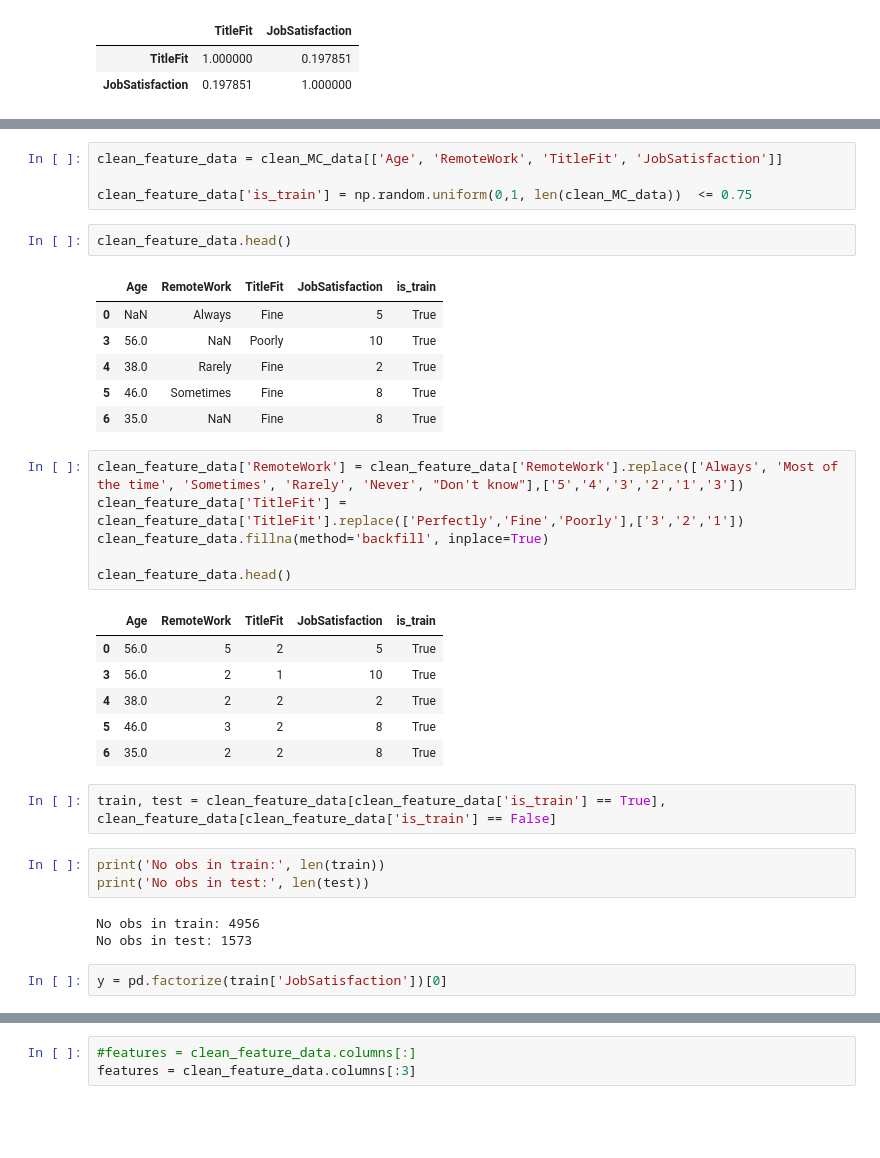
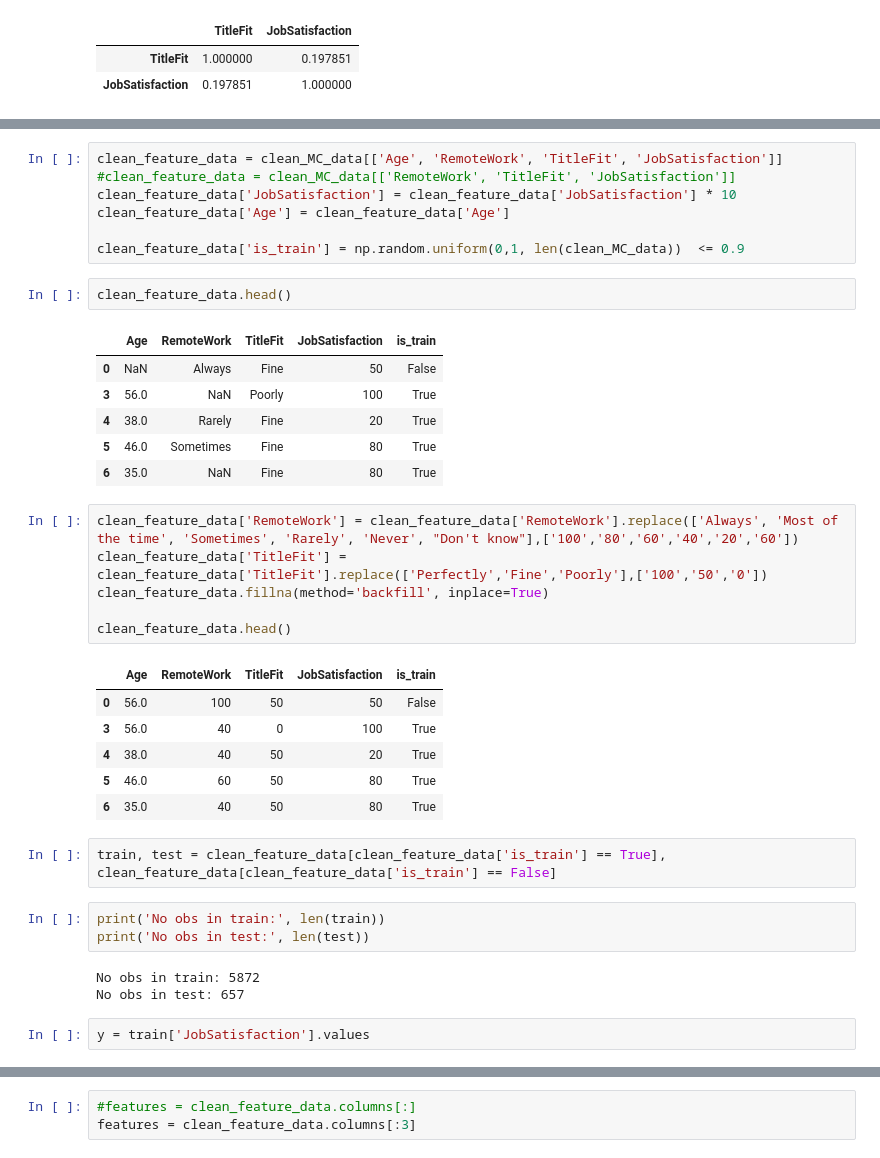
Before and after one commit to Jorrd/ds-fundamentals-a2, a Jupyter notebook: Untitled.ipynb, the cells around one changed output, grey strips where cells are left out. Drawn from its saved outputs; the diff is of its cells as text; blank space fills up the shorter version.

```diff
--- a/Untitled.ipynb
+++ b/Untitled.ipynb
@@ -100,39 +141,42 @@ corr1.corr()
 # %%
 clean_feature_data = clean_MC_data[['Age', 'RemoteWork', 'TitleFit', 'JobSatisfaction']]
+#clean_feature_data = clean_MC_data[['RemoteWork', 'TitleFit', 'JobSatisfaction']]
+clean_feature_data['JobSatisfaction'] = clean_feature_data['JobSatisfaction'] * 10
+clean_feature_data['Age'] = clean_feature_data['Age']
 
-clean_feature_data['is_train'] = np.random.uniform(0,1, len(clean_MC_data))  <= 0.75
+clean_feature_data['is_train'] = np.random.uniform(0,1, len(clean_MC_data))  <= 0.9
 # %%
 clean_feature_data.head()
 # %% [output]
 |  | Age | RemoteWork | TitleFit | JobSatisfaction | is_train |
-| 0 | NaN | Always | Fine | 5 | True |
-| 3 | 56.0 | NaN | Poorly | 10 | True |
-| 4 | 38.0 | Rarely | Fine | 2 | True |
-| 5 | 46.0 | Sometimes | Fine | 8 | True |
-| 6 | 35.0 | NaN | Fine | 8 | True |
+| 0 | NaN | Always | Fine | 50 | False |
+| 3 | 56.0 | NaN | Poorly | 100 | True |
+| 4 | 38.0 | Rarely | Fine | 20 | True |
+| 5 | 46.0 | Sometimes | Fine | 80 | True |
+| 6 | 35.0 | NaN | Fine | 80 | True |
 # %%
-clean_feature_data['RemoteWork'] = clean_feature_data['RemoteWork'].replace(['Always', 'Most of the time', 'Sometimes', 'Rarely', 'Never', "Don't know"],['5','4','3','2','1','3'])
-clean_feature_data['TitleFit'] = clean_feature_data['TitleFit'].replace(['Perfectly','Fine','Poorly'],['3','2','1'])
+clean_feature_data['RemoteWork'] = clean_feature_data['RemoteWork'].replace(['Always', 'Most of the time', 'Sometimes', 'Rarely', 'Never', "Don't know"],['100','80','60','40','20','60'])
+clean_feature_data['TitleFit'] = clean_feature_data['TitleFit'].replace(['Perfectly','Fine','Poorly'],['100','50','0'])
 clean_feature_data.fillna(method='backfill', inplace=True)
 
 clean_feature_data.head()
 # %% [output]
 |  | Age | RemoteWork | TitleFit | JobSatisfaction | is_train |
-| 0 | 56.0 | 5 | 2 | 5 | True |
-| 3 | 56.0 | 2 | 1 | 10 | True |
-| 4 | 38.0 | 2 | 2 | 2 | True |
-| 5 | 46.0 | 3 | 2 | 8 | True |
-| 6 | 35.0 | 2 | 2 | 8 | True |
+| 0 | 56.0 | 100 | 50 | 50 | False |
+| 3 | 56.0 | 40 | 0 | 100 | True |
+| 4 | 38.0 | 40 | 50 | 20 | True |
+| 5 | 46.0 | 60 | 50 | 80 | True |
+| 6 | 35.0 | 40 | 50 | 80 | True |
 # %%
 train, test = clean_feature_data[clean_feature_data['is_train'] == True], clean_feature_data[clean_feature_data['is_train'] == False]
 # %%
 print('No obs in train:', len(train))
 print('No obs in test:', len(test))
 # %% [output]
-No obs in train: 4956
-No obs in test: 1573
+No obs in train: 5872
+No obs in test: 657
 # %%
-y = pd.factorize(train['JobSatisfaction'])[0]
+y = train['JobSatisfaction'].values
 # %%
 y
 # %% [output]
```
Also changed, not shown: parts of 16 cells of this notebook.
